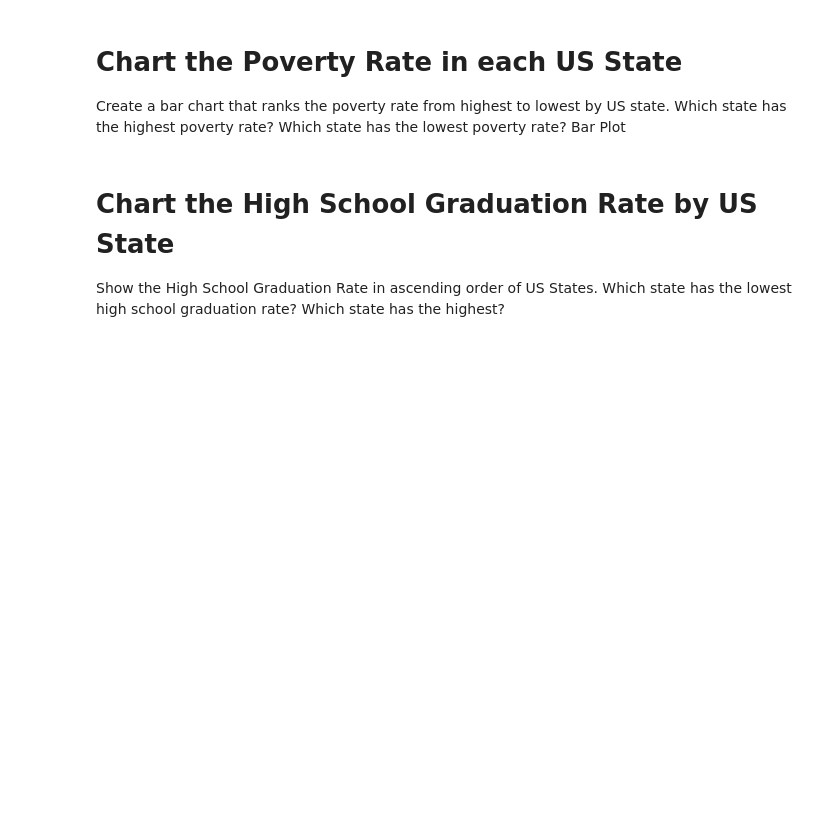
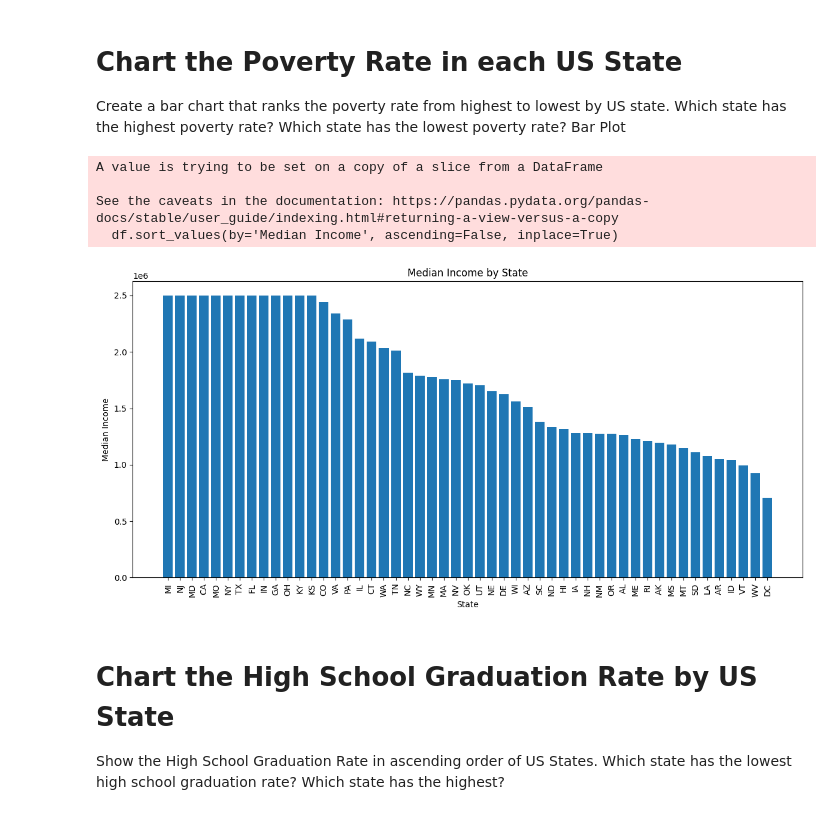
Before and after one commit to ricardovelero/Fatal-Force, a Jupyter notebook: Fatal_Force_(start).ipynb, the cells around one changed output. Drawn from its saved outputs; the diff is of its cells as text; code cells hidden in the pictures; blank space fills up the shorter version.

Commit message:
Median Income by State bar Chart

```diff
--- a/Fatal_Force_(start).ipynb
+++ b/Fatal_Force_(start).ipynb
@@ -238,6 +238,28 @@ Number of NaN values after imputation: 0
 # Chart the Poverty Rate in each US State
 
 Create a bar chart that ranks the poverty rate from highest to lowest by US state. Which state has the highest poverty rate? Which state has the lowest poverty rate?  Bar Plot
+# %%
+# Extract relevant columns (State, Median Income)
+df = df_hh_income[['Geographic Area', 'Median Income']]
+# Sort the DataFrame by Median Income in descending order
+df.sort_values(by='Median Income', ascending=False, inplace=True)
+# %% [output]
+A value is trying to be set on a copy of a slice from a DataFrame
+
+See the caveats in the documentation: https://pandas.pydata.org/pandas-docs/stable/user_guide/indexing.html#returning-a-view-versus-a-copy
+  df.sort_values(by='Median Income', ascending=False, inplace=True)
+# %%
+# Create the bar chart
+plt.figure(figsize=(12, 6))
+plt.bar(df['Geographic Area'], df['Median Income'])
+plt.xticks(rotation='vertical')
+plt.xlabel('State')
+plt.ylabel('Median Income')
+plt.title('Median Income by State')
+plt.tight_layout()
+plt.show()
+# %% [output]
+[figure, added]
 # %% [markdown]
 # Chart the High School Graduation Rate by US State
 
```
